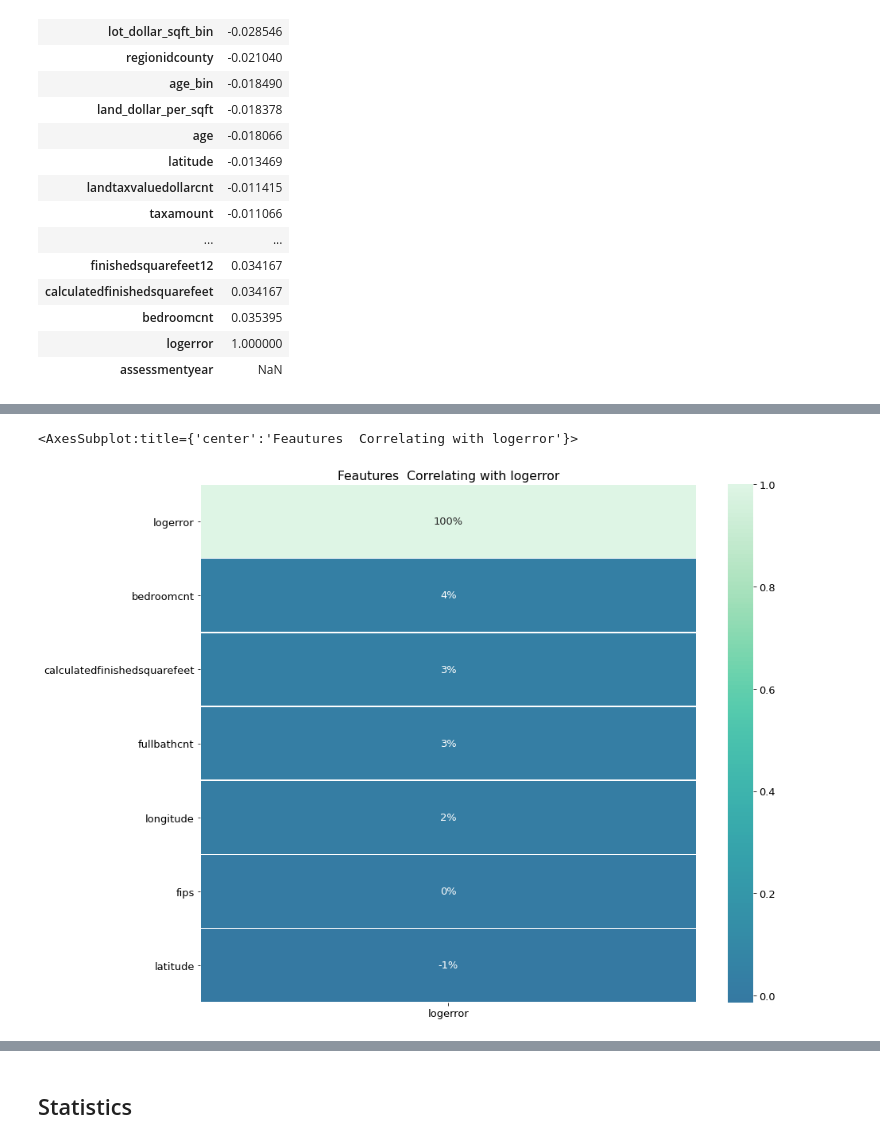
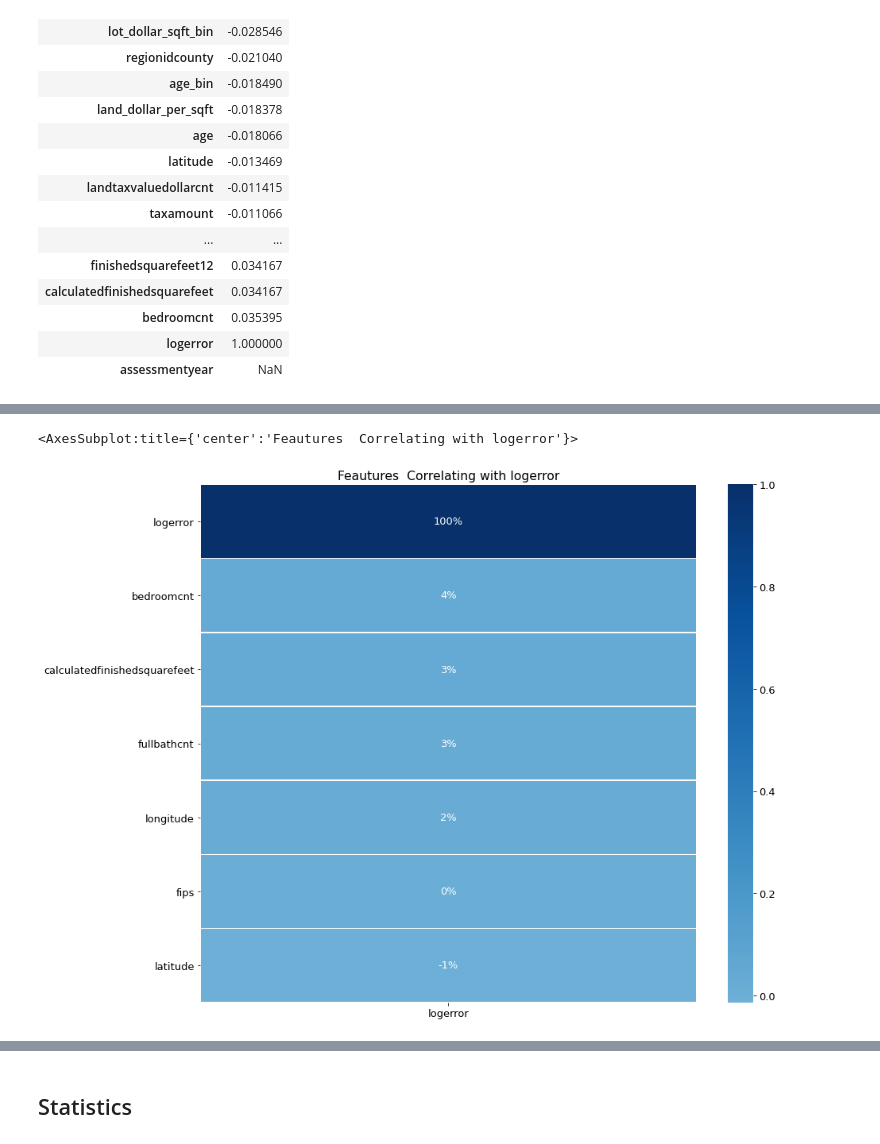
Before and after one commit to LinhQuach13/zillow_clustering_project, a Jupyter notebook: zillow_workbook.ipynb, the cells around one changed output, grey strips where cells are left out. Cells and saved outputs as stored; diff of their text form; code cells hidden in the pictures.

```diff
--- a/zillow_workbook.ipynb
+++ b/zillow_workbook.ipynb
@@ -436 +434,12 @@ prepare.get_heatmap(col_list, 'logerror')
+# %%
+#making get_heatmap function
+def get_heatmap(col_list, target,  color = 'mako'):
+    '''
+    This method will return a heatmap of all variables and there relation to logerror
+    '''
+    plt.figure(figsize=(14,12))
+    heatmap = sns.heatmap(col_list.corr()[[target]].sort_values(by=target, ascending=False), annot=True, linewidth=0.5,fmt = '.0%',cmap = color, center = 0)
+    heatmap.set_title('Feautures  Correlating with {}'.format(target))
+
+    return heatmap
 # %%
@@ -437,7 +447,8 @@ prepare.get_heatmap(col_list, 'logerror')
 col_list2=train[['logerror', 'latitude', 'longitude', 'calculatedfinishedsquarefeet', 'bedroomcnt', 'fullbathcnt', 'fips']]
-# %%
-prepare.get_heatmap(col_list2, 'logerror')
-# %% [output]
-<AxesSubplot:title={'center':'Feautures  Correlating with logerror'}>
-[figure, removed]
+# %%
+#Looking at correlation heatmap of second set of features
+get_heatmap(col_list2, 'logerror', color= 'Blues')
+# %% [output]
+<AxesSubplot:title={'center':'Feautures  Correlating with logerror'}>
+[figure, added]
 # %%
```
Also changed, not shown: parts of 43 cells of this notebook.
